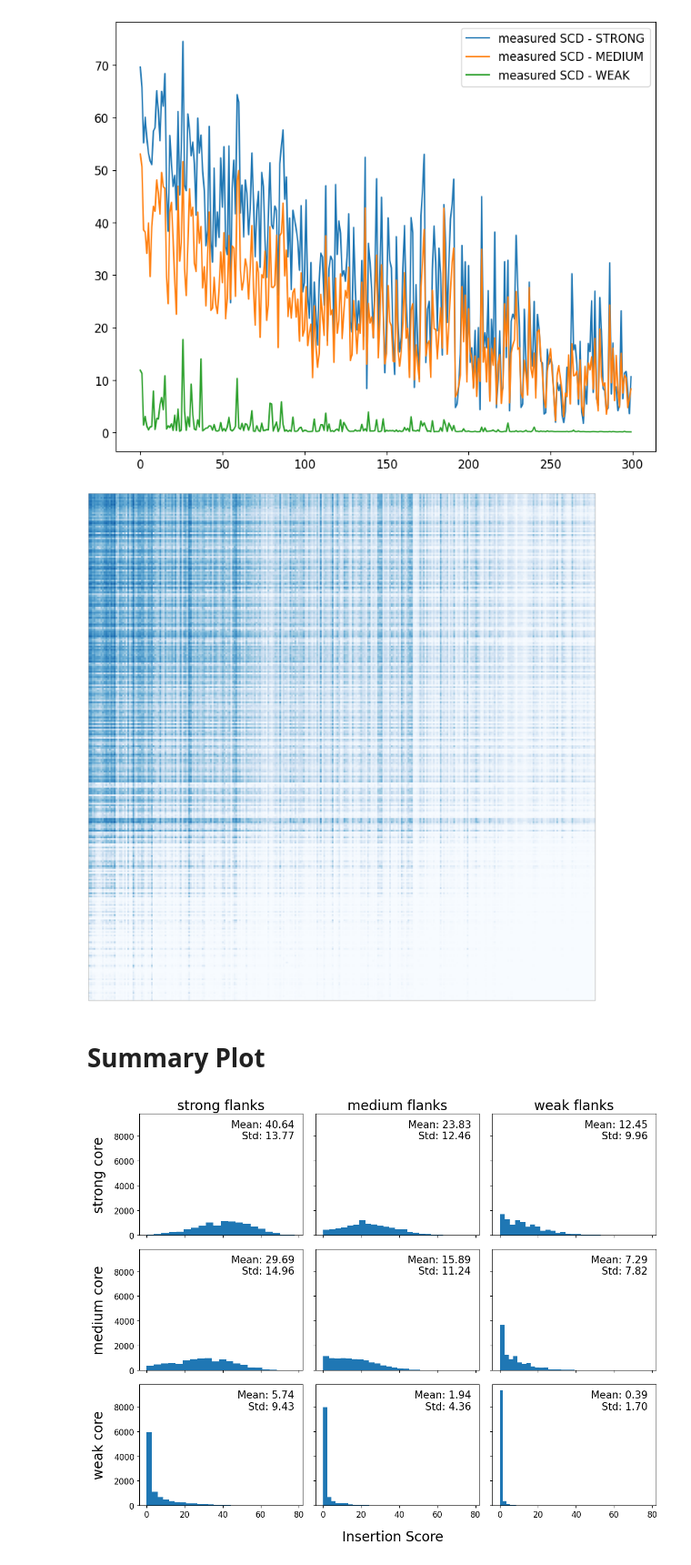
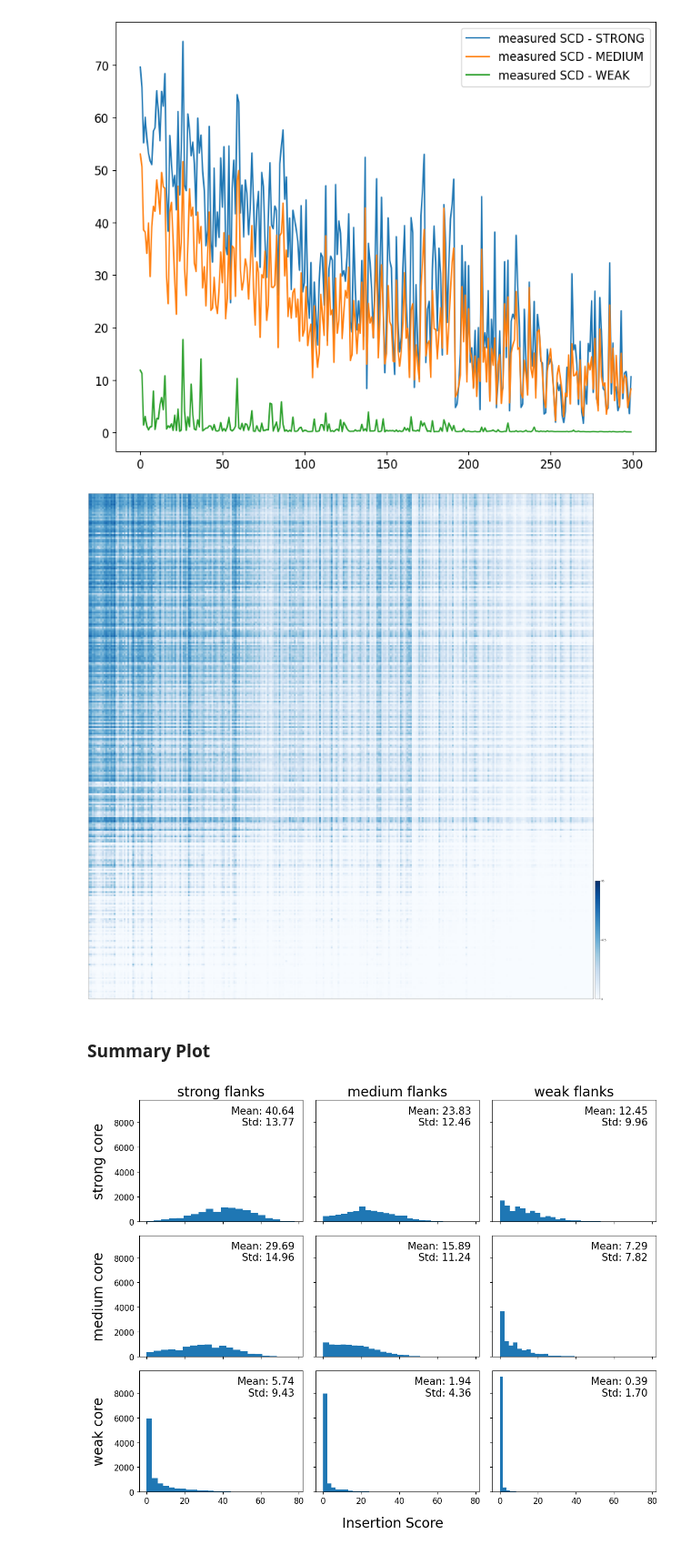
Before and after one commit to Fudenberg-Research-Group/akitaV2-analyses, a Jupyter notebook: experiments/virtual_insertion_flank_core_compatibility/analysis/analysis.ipynb, the cells around one changed output. Shown at 91% size. Cells and saved outputs as stored; diff of their text form; code cells hidden in the pictures.

```diff
--- a/experiments/virtual_insertion_flank_core_compatibility/analysis/analysis.ipynb
+++ b/experiments/virtual_insertion_flank_core_compatibility/analysis/analysis.ipynb
@@ -80,32 +64,32 @@ global_vmax = 95
 # %%
 fig, ax = plt.subplots()
 # colormap = "YlOrBr"
 colormap = "Blues"
 im = ax.imshow(MATRIX, cmap=colormap, vmin=global_vmin, vmax=global_vmax)
 
 fig.set_figheight(50)
 fig.set_figwidth(50)
 
-# cax = plt.axes([0.90, 0.110, 0.0075, 0.18])
-# cbar = plt.colorbar(plt.cm.ScalarMappable(cmap=colormap), cax=cax, ticks=[0, 0.5, 1])
+cax = plt.axes([0.90, 0.110, 0.0075, 0.18])
+cbar = plt.colorbar(plt.cm.ScalarMappable(cmap=colormap), cax=cax, ticks=[0, 0.5, 1])
 
 # Remove x and y ticks
 ax.set_xticks([])
 ax.set_yticks([])
 
-# cbar.ax.set_yticklabels([str(global_vmin),
-#                          str(round(((global_vmax - global_vmin)/2),1)),
-#                          str(global_vmax)])
+cbar.ax.set_yticklabels([str(global_vmin),
+                         str(round(((global_vmax - global_vmin)/2),1)),
+                         str(global_vmax)])
 
 # Draw vertical and horizontal lines to divide the matrix into 9 equal parts
 # for line_position in [100, 200]:
 #     ax.axvline(x=line_position - 0.5, color='black', linewidth=20)  # Adjust line color/width as needed
 #     ax.axhline(y=line_position - 0.5, color='black', linewidth=20)  # Adjust line color/width as needed
 
 # plt.savefig("./plots/core_flank_compatibility_matrix.pdf", format="pdf", bbox_inches="tight")
 plt.show()
 # %% [output]
-[figure, old version]
+[figure, new version]
 # %% [markdown]
-# Summary Plot
+### Summary Plot
 # %%
```
Also changed, not shown: parts of 30 cells of this notebook, 4 other files.
